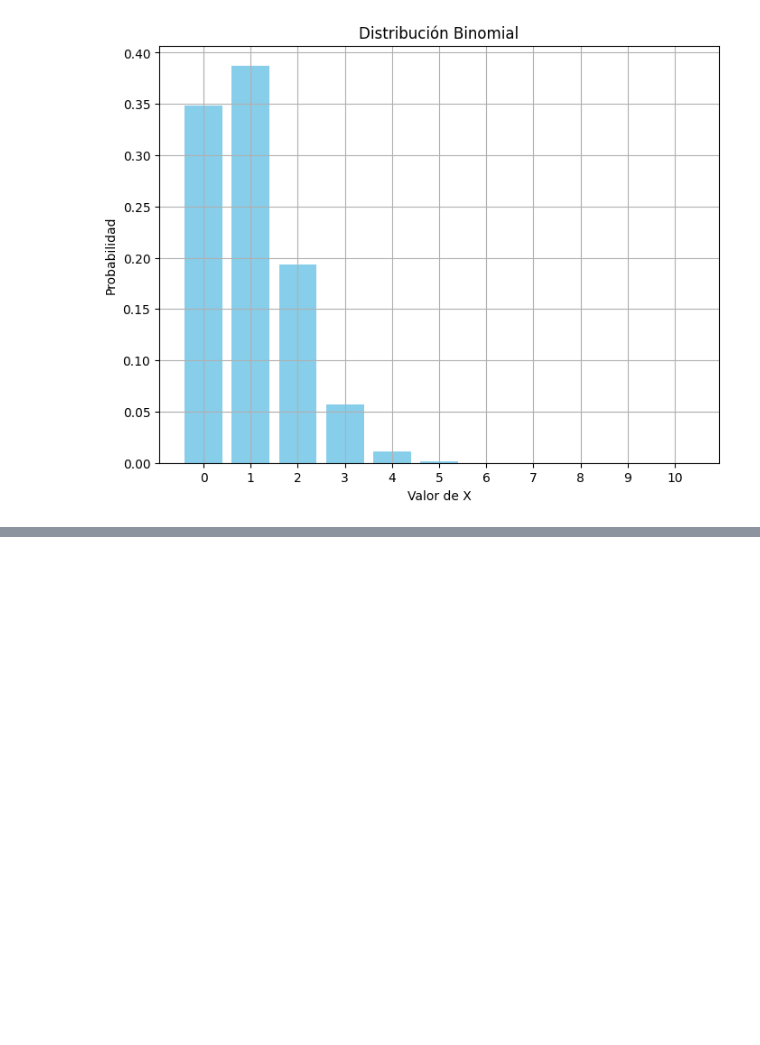
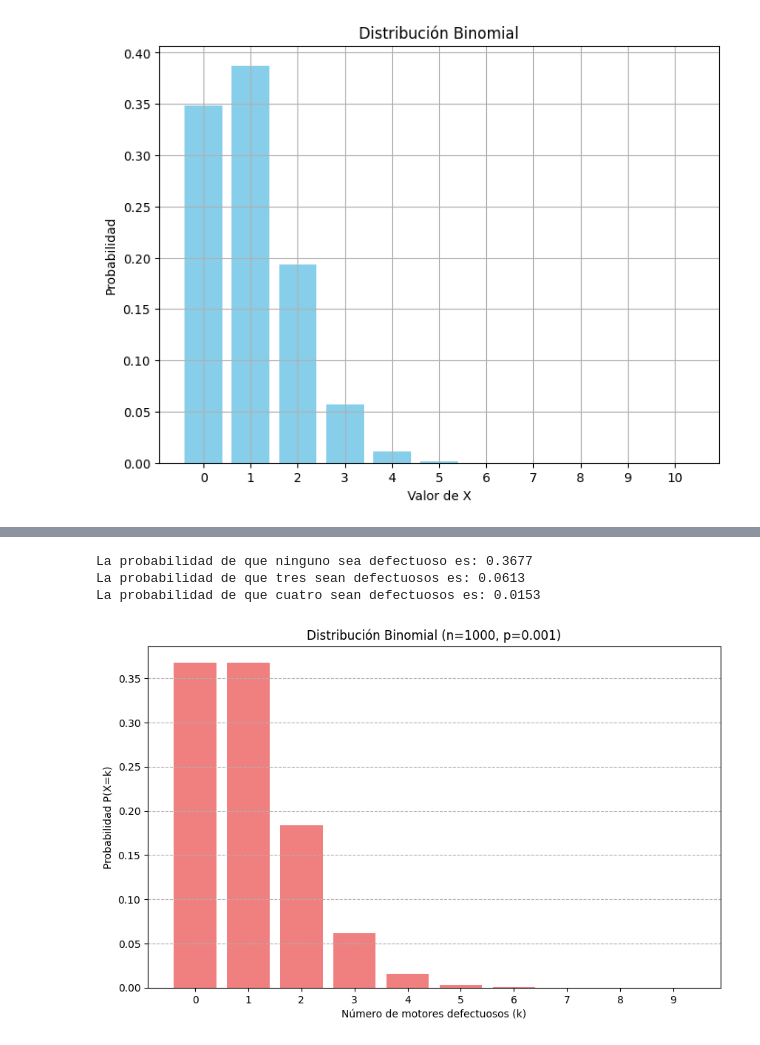
Before and after one commit to GeoDrk/Prob.-Y-Estadistica, a Jupyter notebook: Unidad 4/Distribución_binomial.ipynb, the cells around one changed output, grey strips where cells are left out. Drawn from its saved outputs; the diff is of its cells as text; code cells hidden in the pictures; blank space fills up the shorter version.

```diff
--- a/Unidad 4/Distribución_binomial.ipynb
+++ b/Unidad 4/Distribución_binomial.ipynb
@@ -104,0 +162,53 @@ plt.show()
+# %%
+# Problema 2
+
+# Antes de resolver el problema especifique si la solución es de tipo Binomial o Poisson y explique por qué.
+
+# Explicación:
+# El problema describe una situación con un número fijo de ensayos independientes (1000 motores),
+# cada ensayo tiene dos resultados posibles (defectuoso o no defectuoso), y se proporciona
+# una probabilidad constante de que cualquier motor sea defectuoso (0.001).
+# Estas características pertenecen a una distribución binomial.
+# La distribución de Poisson se utilizaría si estuviéramos interesados en el número de eventos
+# raros que ocurren en un intervalo continuo (tiempo, espacio, etc.) con una tasa promedio conocida.
+
+import numpy as np
+from scipy.stats import binom
+import matplotlib.pyplot as plt
+
+# Datos del problema
+n = 1000  # Número de motores (ensayos)
+p = 0.001 # Probabilidad de que un motor sea defectuoso (probabilidad de éxito)
+
+# ¿Cuál es la probabilidad de que ninguno sea defectuoso?
+k = 0  # Número de éxitos (motores defectuosos)
+probabilidad_ninguno_defectuoso = binom.pmf(k, n, p)
+print(f"La probabilidad de que ninguno sea defectuoso es: {probabilidad_ninguno_defectuoso:.4f}")
+
+# ¿Cuál es la probabilidad de que tres sean defectuosos?
+k = 3
+probabilidad_tres_defectuosos = binom.pmf(k, n, p)
+print(f"La probabilidad de que tres sean defectuosos es: {probabilidad_tres_defectuosos:.4f}")
+
+# ¿Cuál es la probabilidad de que cuatro sean defectuosos?
+k = 4
+probabilidad_cuatro_defectuosos = binom.pmf(k, n, p)
+print(f"La probabilidad de que cuatro sean defectuosos es: {probabilidad_cuatro_defectuosos:.4f}")
+
+# Visualización de la distribución binomial (para un rango pequeño de defectos)
+k_values = np.arange(0, 10)
+pmf_values = [binom.pmf(k, n, p) for k in k_values]
+
+plt.figure(figsize=(10, 6))
+plt.bar(k_values, pmf_values, color='lightcoral')
+plt.xlabel('Número de motores defectuosos (k)')
+plt.ylabel('Probabilidad P(X=k)')
+plt.title(f'Distribución Binomial (n={n}, p={p})')
+plt.xticks(k_values)
+plt.grid(axis='y', linestyle='--')
+plt.show()
+# %% [output]
+La probabilidad de que ninguno sea defectuoso es: 0.3677
+La probabilidad de que tres sean defectuosos es: 0.0613
+La probabilidad de que cuatro sean defectuosos es: 0.0153
+[figure, added]
```
Also changed, not shown: parts of 2 cells of this notebook.
